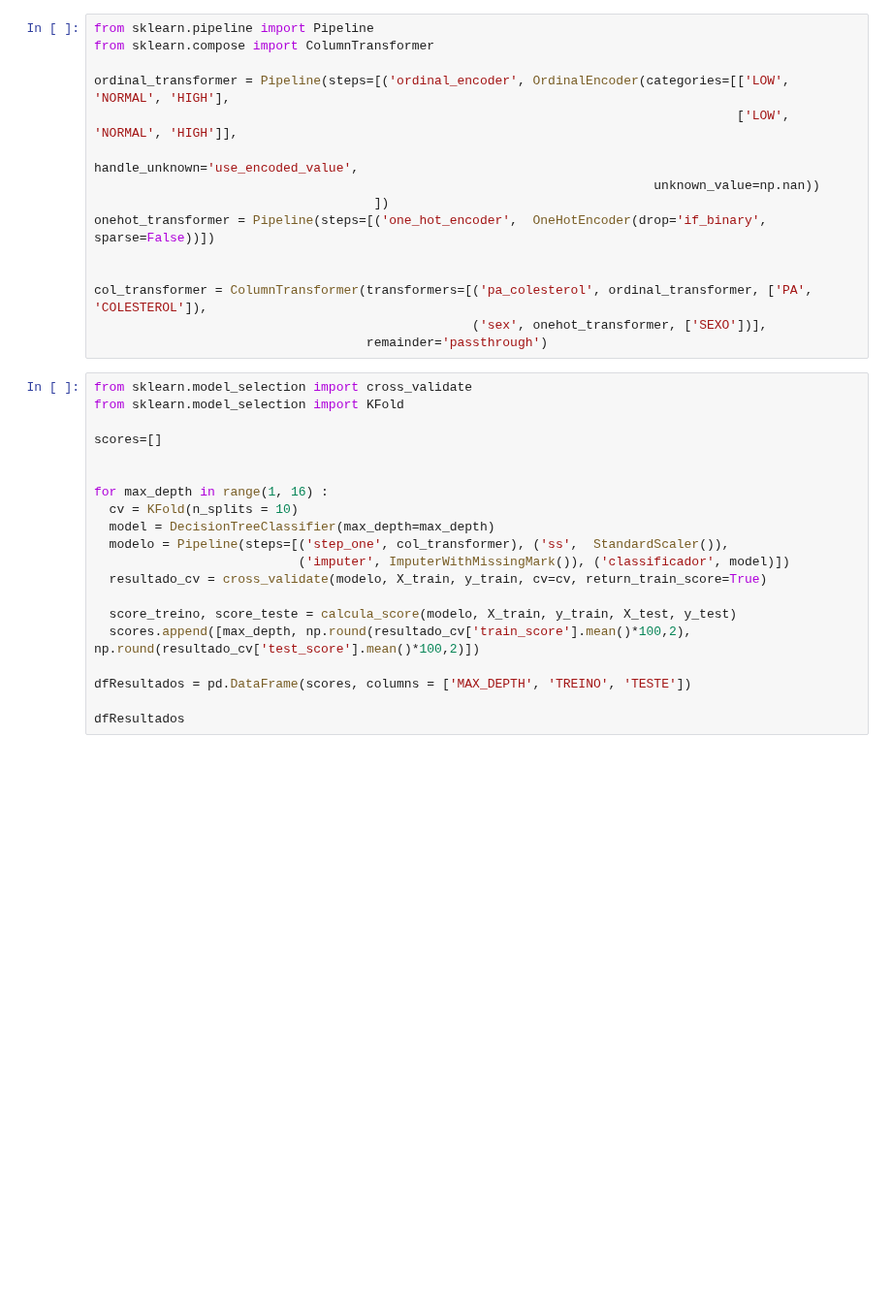
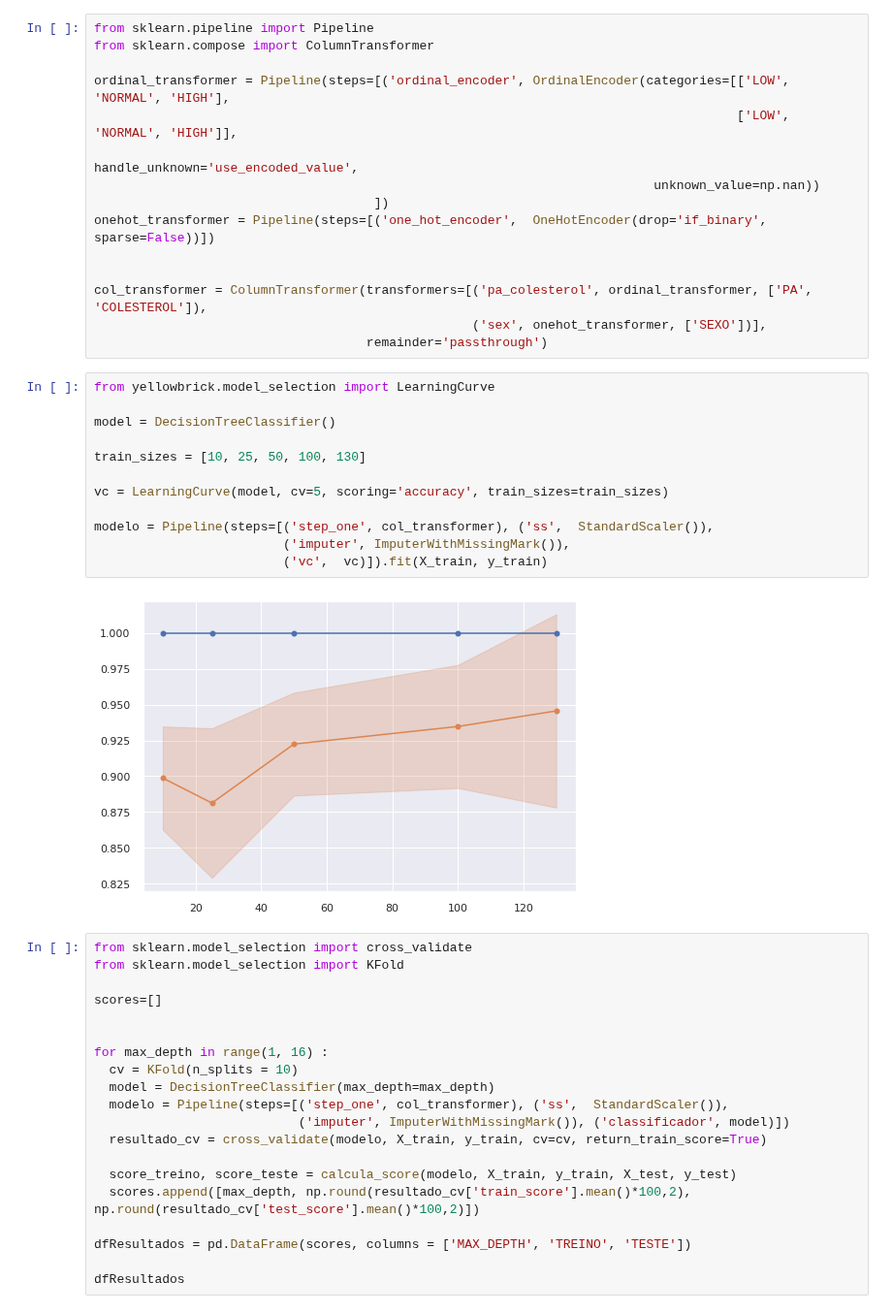
Before and after one commit to inf032/introducaoML, a Jupyter notebook: Farmaco_Otimizacao.ipynb, the cells around one changed output. Shown at 97% size. Saved outputs shown, nothing was run; the diff lists cells and outputs as text; blank space fills up the shorter version.

```diff
--- a/Farmaco_Otimizacao.ipynb
+++ b/Farmaco_Otimizacao.ipynb
@@ -158,6 +158,20 @@ onehot_transformer = Pipeline(steps=[('one_hot_encoder',  OneHotEncoder(drop='if
 col_transformer = ColumnTransformer(transformers=[('pa_colesterol', ordinal_transformer, ['PA', 'COLESTEROL']),
                                                   ('sex', onehot_transformer, ['SEXO'])],
                                     remainder='passthrough')
+# %%
+from yellowbrick.model_selection import LearningCurve
+
+model = DecisionTreeClassifier()
+
+train_sizes = [10, 25, 50, 100, 130]
+
+vc = LearningCurve(model, cv=5, scoring='accuracy', train_sizes=train_sizes)
+
+modelo = Pipeline(steps=[('step_one', col_transformer), ('ss',  StandardScaler()),
+                         ('imputer', ImputerWithMissingMark()),
+                         ('vc',  vc)]).fit(X_train, y_train)
+# %% [output]
+[figure, added]
 # %%
 from sklearn.model_selection import cross_validate
 from sklearn.model_selection import KFold
```
Also changed, not shown: parts of 4 cells of this notebook.
